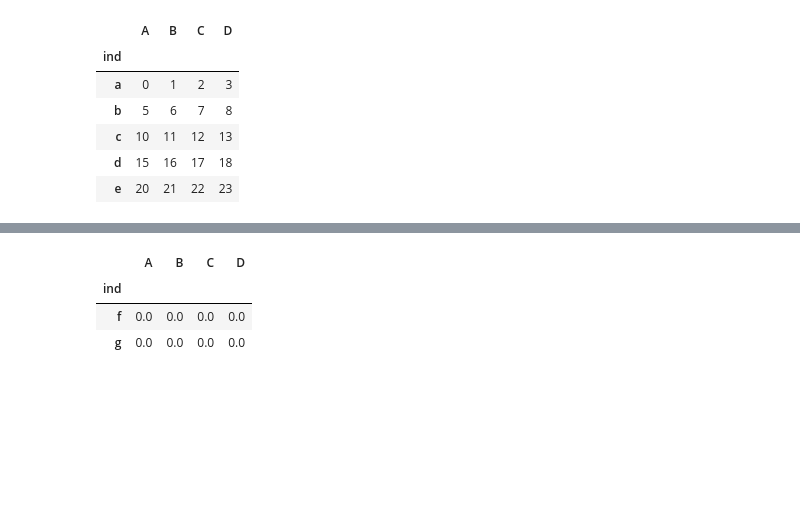
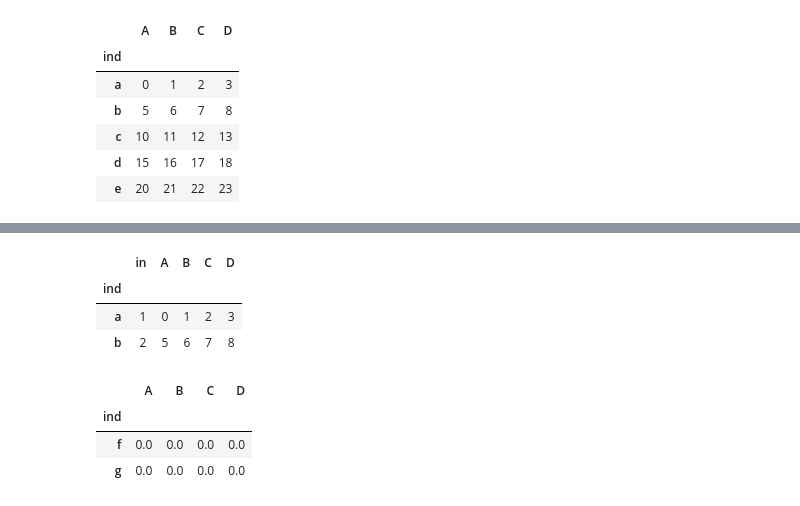
Before and after one commit to insommer/AnalysisCode, a Jupyter notebook: Coding Test/Coding Test.ipynb, the cells around one changed output, grey strips where cells are left out. Saved outputs shown, nothing was run; the diff lists cells and outputs as text; code cells hidden in the pictures; blank space fills up the shorter version.

```diff
--- a/Coding Test/Coding Test.ipynb
+++ b/Coding Test/Coding Test.ipynb
@@ -1614,3 +1650,10 @@ df1
+# %%
+df11
+# %% [output]
+|  | in | A | B | C | D |
+| ind |  |  |  |  |  |
+| a | 1 | 0 | 1 | 2 | 3 |
+| b | 2 | 5 | 6 | 7 | 8 |
 # %%
 ind = ['f', 'g']
 
```
Also changed, not shown: parts of 35 cells of this notebook, 3 other files.
